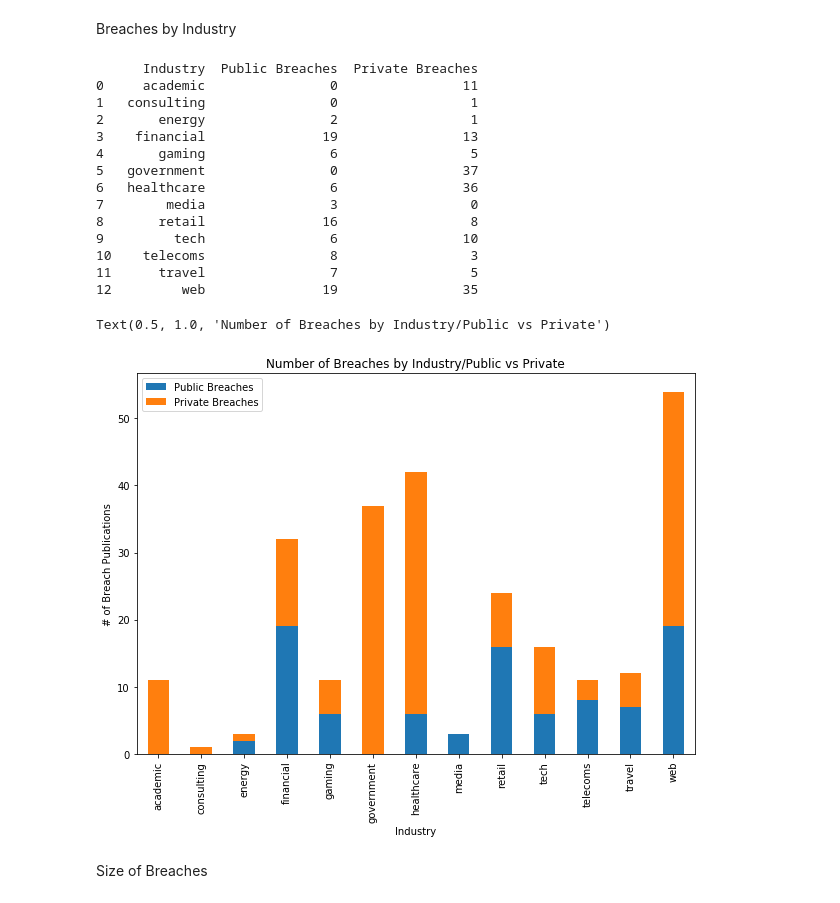
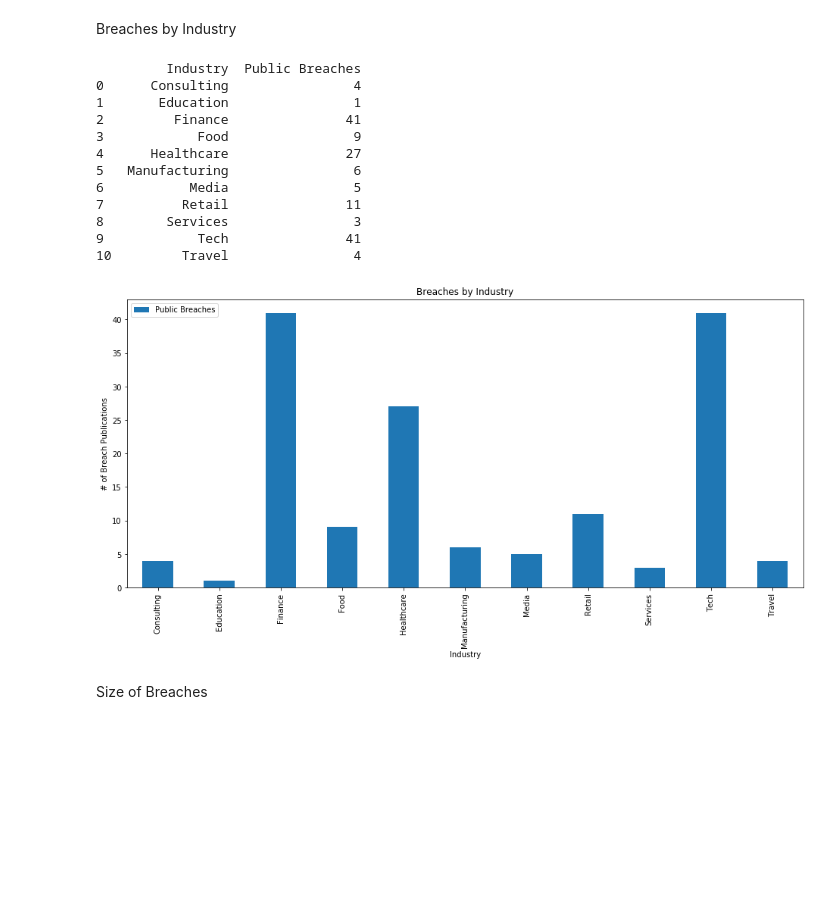
Before and after one commit to csanders-git/StockData, a Jupyter notebook: Stock_Data.ipynb, the cells around one changed output. Cells and saved outputs as stored; diff of their text form; code cells hidden in the pictures; blank space fills up the shorter version.

```diff
--- a/Stock_Data.ipynb
+++ b/Stock_Data.ipynb
@@ -210,7 +237,0 @@ print(breaches_by_year)
-# %%
-# Change the output image size
-plt.rcParams['figure.figsize'] = [10, 5]
-# Generate our bar graph
-ax = breaches_by_year.plot.bar(x='Year', y='# of Breaches', rot=0)
-plt.ylabel('# of Breaches')
-plt.title('Public Company Breach Publications by Year')
@@ -224,6 +254,8 @@ csv_headers, csv_reader = get_csv_file("dataset.csv")
 pub_index = csv_headers.index("Publication")
 public_index = csv_headers.index("Was_Public")
 public_year_index = csv_headers.index("Year")
+in_scope_index = csv_headers.index("In_Scope")
+
 
 
 public_breaches_by_year = {}
@@ -258,8 +290,9 @@ for breach in csv_reader:
     pub_date = breach[pub_index]
     is_public = breach[public_index]
     public_year = breach[public_year_index]
+    is_in_scope = breach[in_scope_index]
 
-    if is_public == "TRUE" and pub_date is not "":
+    if is_public == "TRUE" and pub_date is not "" and is_in_scope == "TRUE":
         # convert the date to a datetime and then get the year
         pub_date = datetime.datetime.strptime(pub_date, "%m/%d/%y")
         public_breaches_by_year[str(pub_date.year)] += 1
@@ -308,16 +343,18 @@ plt.show()
 Breaches by Industry
 # %%
 csv_headers, csv_reader = get_csv_file("dataset.csv")
-industry_index = csv_headers.index("Industry")
+industry_index = csv_headers.index("Industry2")
 pub_index = csv_headers.index("Publication")
 public_index = csv_headers.index("Was_Public")
+in_scope_index = csv_headers.index("In_Scope")
 
 # use a set to only identify each element once
 industries = set()
 
 # Get the number of years
 for breach in csv_reader:
-    industries.add(breach[industry_index])
+    if breach[industry_index] != "":
+        industries.add(breach[industry_index].capitalize())
 
 # Convert set to list for sorting
 industries = list(industries)
@@ -325,7 +362,7 @@ industries.sort()
 
 breach_numbers_dict = {}
 for industry in industries:
-    breach_numbers_dict[industry] = [0, 0]
+    breach_numbers_dict[industry] = 0
 
 # Reset our csv seek so we can reread
 csv_headers, csv_reader = get_csv_file("dataset.csv")
@@ -334,43 +371,42 @@ csv_headers, csv_reader = get_csv_file("dataset.csv")
 for breach in csv_reader:
     pub_date = breach[pub_index]
     is_public = breach[public_index]
+    is_in_scope = breach[in_scope_index]
 
-    if is_public == "TRUE" and pub_date is not "":
-        breach_numbers_dict[breach[industry_index]][0] += 1
-    else:
-        breach_numbers_dict[breach[industry_index]][1] += 1
+    if is_public == "TRUE" and pub_date is not "" and is_in_scope == "TRUE":
+        breach_numbers_dict[breach[industry_index].capitalize()] += 1
 
 industry_datapoint = []
 # Flatten our dict into the forms needed
 for industry, industry_data in breach_numbers_dict.items():
-    industry_datapoint.append([industry, industry_data[0], industry_data[1]])
+    industry_datapoint.append([industry, industry_data])
 
-headers = ['Industry', 'Public Breaches', 'Private Breaches']
+headers = ['Industry', 'Public Breaches']
 df = pd.DataFrame(industry_datapoint, columns=headers)
 print(df)
 # %% [output]
-      Industry  Public Breaches  Private Breaches
-0     academic                0                11
-1   consulting                0                 1
-2       energy                2                 1
-3    financial               19                13
-4       gaming                6                 5
-5   government                0                37
-6   healthcare                6                36
-7        media                3                 0
-8       retail               16                 8
-9         tech                6                10
-10    telecoms                8                 3
-11      travel                7                 5
-12         web               19                35
+         Industry  Public Breaches
+0      Consulting                4
+1       Education                1
+2         Finance               41
+3            Food                9
+4      Healthcare               27
+5   Manufacturing                6
+6           Media                5
+7          Retail               11
+8        Services                3
+9            Tech               41
+10         Travel                4
 # %%
-df.loc[:,headers].plot.bar(x="Industry", stacked=True, figsize=(10,7))
+df.loc[:,headers].plot.bar(x="Industry", stacked=True, figsize=(16,7))
 plt.ylabel('# of Breach Publications')
-plt.xlabel('Industry')
-plt.title('Number of Breaches by Industry/Public vs Private')
+#plt.xlabel('Industry')
+plt.title('Breaches by Industry')
+fig1 = plt.gcf()
+plt.show()
+fig1.savefig('images/public-breaches-by-industry.png', bbox_inches='tight', dpi=300)
 # %% [output]
-Text(0.5, 1.0, 'Number of Breaches by Industry/Public vs Private')
-[figure, old version]
+[figure, new version]
 # %% [markdown]
 Size of Breaches
 # %%
```
Also changed, not shown: parts of 42 cells of this notebook, 15 other files.
